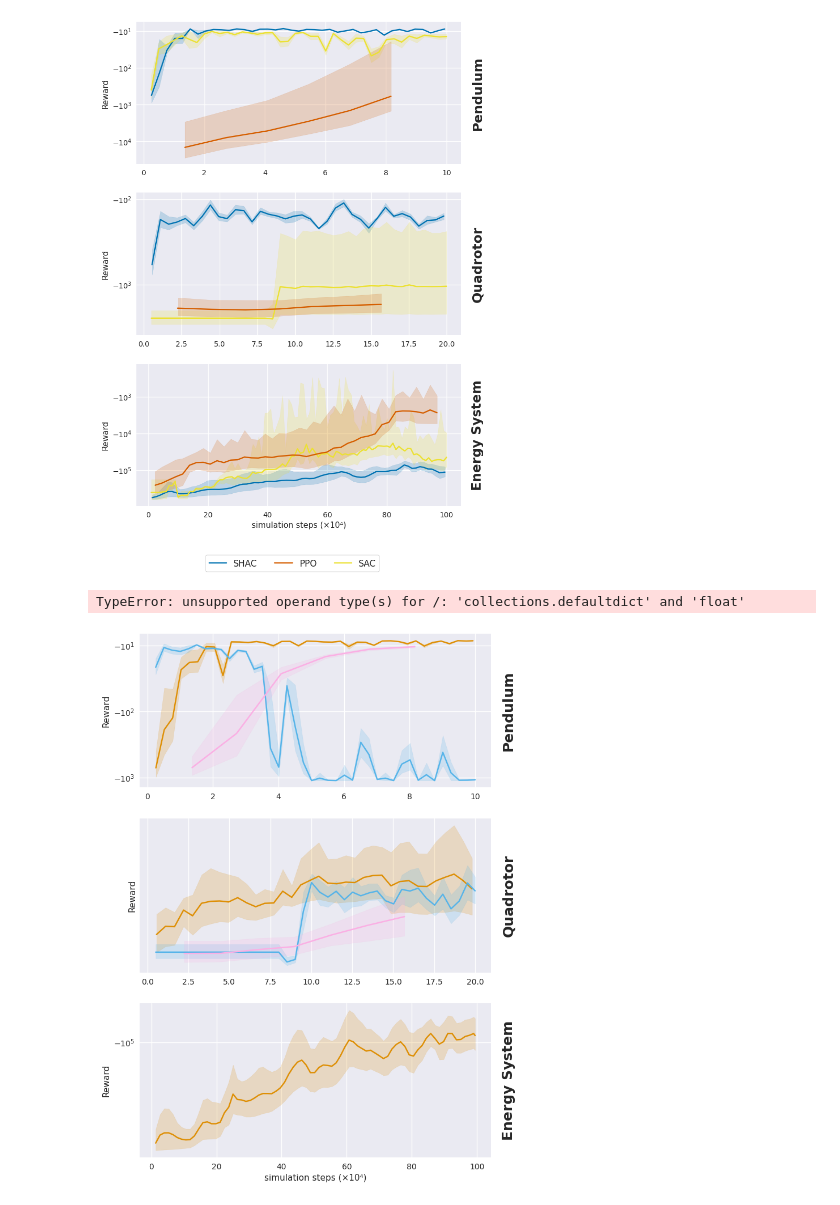
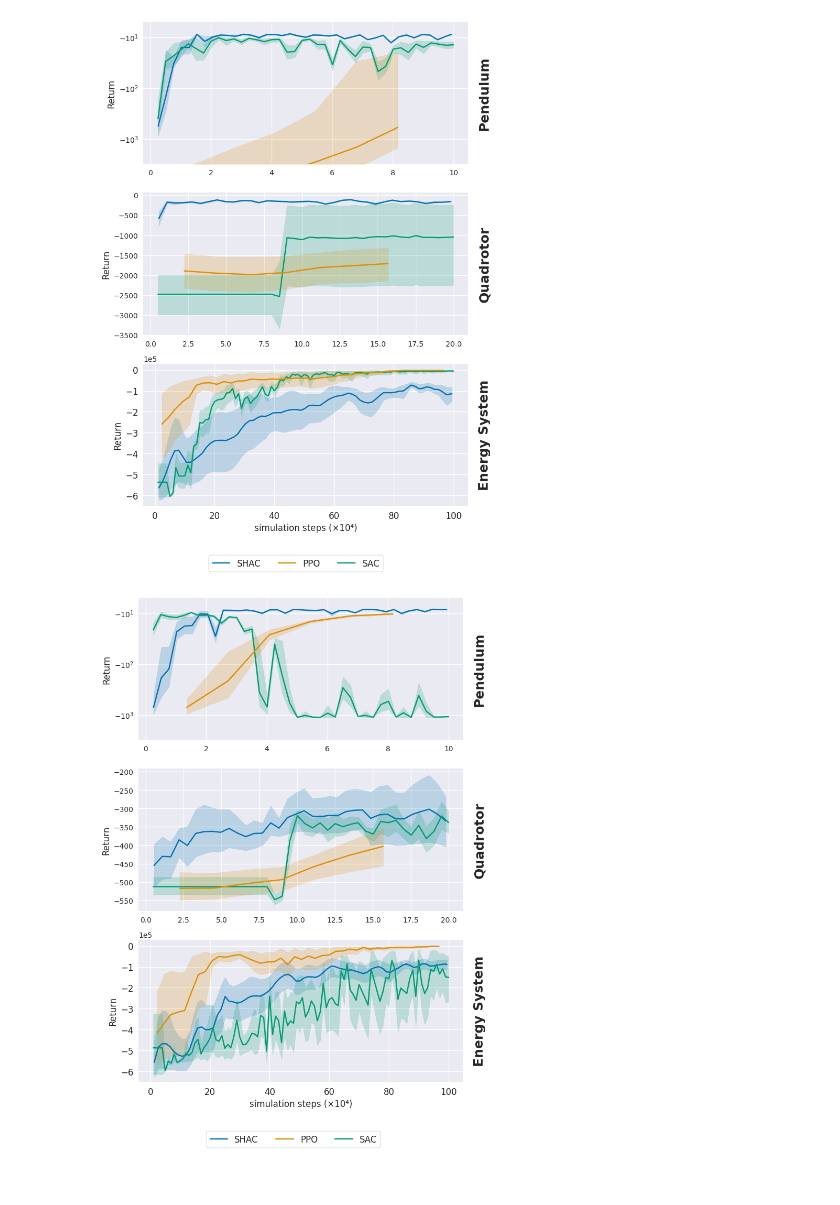
Before and after one commit to TimWalter/SafeGBPO, a Jupyter notebook: presentation/figures.ipynb, the cells around one changed output. Cells and saved outputs as stored; diff of their text form; code cells hidden in the pictures.

Commit message:
update plots and tables

```diff
--- a/presentation/figures.ipynb
+++ b/presentation/figures.ipynb
@@ -577,8 +678,8 @@ plt.style.use("seaborn-v0_8")
 
 colors = {
     "SHAC": sns.color_palette("colorblind")[0],
-    "PPO": sns.color_palette("colorblind")[3],
-    "SAC": sns.color_palette("colorblind")[8],
+    "PPO": sns.color_palette("colorblind")[1],
+    "SAC": sns.color_palette("colorblind")[2],
 }
 
 row = {
@@ -594,15 +695,18 @@ for ax, title in zip(axes, ["Pendulum", "Quadrotor", "Energy System"]):
         rotation='vertical', rotation_mode='anchor',
         transform=ax.transAxes, fontsize=18, fontweight='bold')
 for ax in axes[:]:
-    ax.set_ylabel("Reward")
+    ax.set_ylabel("Return", fontsize=12)
 for ax in axes[-1:]:
-    ax.set_xlabel("simulation steps (×10⁴)")
-for ax in axes:
-    ax.set_yscale("symlog")
-#for ax in axes[1:2]:
-#    ax.set_ylim([-800, -100])
-#    ax.set_yticks([-600, -400, -200])
+    ax.set_xlabel("simulation steps (×10⁴)", fontsize=12)
 
+axes[0].set_yscale("symlog")
+axes[0].set_yticks([-1e3, -1e2, -1e1])
+axes[0].set_ylim([-3162, -5e0])
+axes[2].set_yticks([-6e5, -5e5, -4e5, -3e5, -2e5, -1e5, 0])
+axes[2].set_ylim([-650000, 30000])
+axes[2].ticklabel_format(style='sci', axis='y', scilimits=(0,0))
+
+ax.tick_params(axis='both', which='major', labelsize=12)
 for env in env_translation.keys():
     for algo in algorithms:
         x = results[env][algo]["No Safeguard"]["steps"]  / 1e4
@@ -640,15 +744,15 @@ fig.legend(
 
 plt.show()
 # %% [output]
-[figure, old version]
+[figure, new version]
 # %%
 # Figure 7
 plt.style.use("seaborn-v0_8")
 
 colors = {
-    "SHAC": sns.color_palette("colorblind")[1],
-    "PPO": sns.color_palette("colorblind")[6],
-    "SAC": sns.color_palette("colorblind")[9],
+    "SHAC": sns.color_palette("colorblind")[0],
+    "PPO": sns.color_palette("colorblind")[1],
+    "SAC": sns.color_palette("colorblind")[2],
 }
 
 row = {
@@ -664,15 +768,16 @@ for ax, title in zip(axes, ["Pendulum", "Quadrotor", "Energy System"]):
         rotation='vertical', rotation_mode='anchor',
         transform=ax.transAxes, fontsize=18, fontweight='bold')
 for ax in axes[:]:
-    ax.set_ylabel("Reward")
+    ax.set_ylabel("Return", fontsize=12)
 for ax in axes[-1:]:
-    ax.set_xlabel("simulation steps (×10⁴)")
-for ax in axes:
-    ax.set_yscale("symlog")
-#for ax in axes[1:2]:
-#    ax.set_ylim([-800, -100])
-#    ax.set_yticks([-600, -400, -200])
-
+    ax.set_xlabel("simulation steps (×10⁴)", fontsize=12)
+axes[0].set_yscale("symlog")
+axes[0].set_yticks([-1e3, -1e2, -1e1])
+axes[0].set_ylim([-3162, -5e0])
+axes[2].set_yticks([-6e5, -5e5, -4e5, -3e5, -2e5, -1e5, 0])
+axes[2].set_ylim([-650000, 30000])
+axes[2].ticklabel_format(style='sci', axis='y', scilimits=(0,0))
+ax.tick_params(axis='both', which='major', labelsize=12)
 for env in env_translation.keys():
     for algo in algorithms:
         x = results[env][algo]["Boundary Projection Base"]["steps"]  / 1e4
@@ -683,35 +788,34 @@ for env in env_translation.keys():
         color = colors[algo]
 
         axes[row[env]].plot(x, y, color=color, label=algo)
         axes[row[env]].fill_between(x, y_lower, y_upper, color=color, alpha=0.2)
 
 shac_handle = mlines.Line2D([], [], color=colors["SHAC"])
 ppo_handle = mlines.Line2D([], [], color=colors["PPO"])
 sac_handle = mlines.Line2D([], [], color=colors["SAC"])
 
 handles = [
     shac_handle, ppo_handle, sac_handle,
 ]
 labels = [
     "SHAC", "PPO", "SAC",
 ]
 
 fig.legend(
     handles=handles,
     labels=labels,
     loc="lower center",
     fontsize=12,
     ncol=3,
     fancybox=True,
     frameon=True,
     edgecolor="grey",
     facecolor="white"
 )
 
 plt.show()
 # %% [output]
-TypeError: unsupported operand type(s) for /: 'collections.defaultdict' and 'float'
-[figure, old version]
+[figure, new version]
 # %%
 # Figure 8
 plt.style.use("seaborn-v0_8")
```
Also changed, not shown: parts of 10 cells of this notebook.
